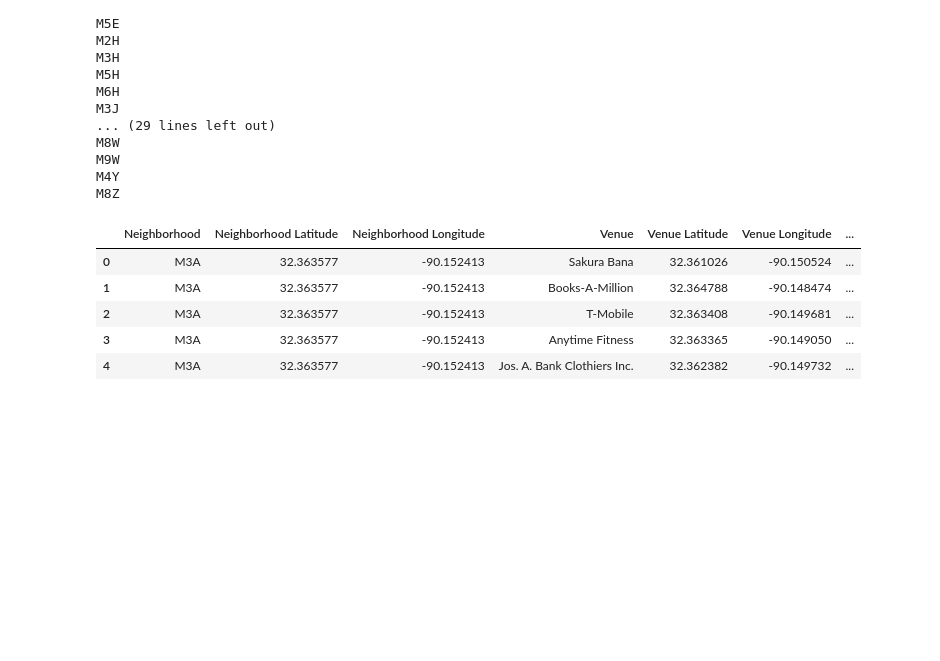
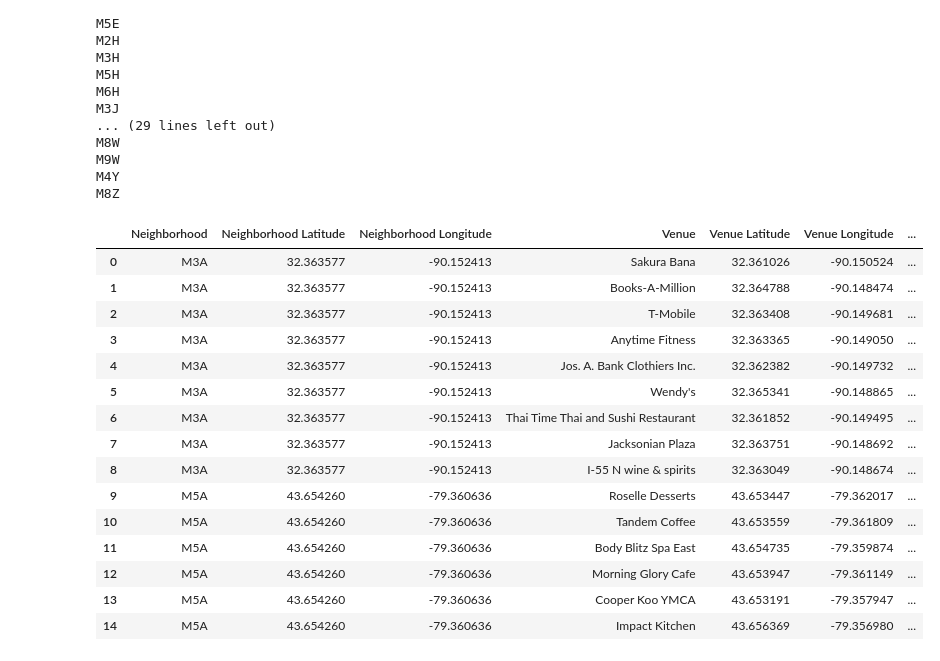
Before and after one commit to tava123/coursera_ds_capstone, a Jupyter notebook: Seg_toronto_w3.ipynb, the cells around one changed output. Saved outputs shown, nothing was run; the diff lists cells and outputs as text; code cells hidden in the pictures; blank space fills up the shorter version.

```diff
--- a/Seg_toronto_w3.ipynb
+++ b/Seg_toronto_w3.ipynb
@@ -235,11 +235,21 @@ M9W
 M4Y
 M8Z
 # %%
-venues.head()
+venues.head(15)
 # %% [output]
 |  | Neighborhood | Neighborhood Latitude | Neighborhood Longitude | Venue | Venue Latitude | Venue Longitude | ... |
 | 0 | M3A | 32.363577 | -90.152413 | Sakura Bana | 32.361026 | -90.150524 | ... |
 | 1 | M3A | 32.363577 | -90.152413 | Books-A-Million | 32.364788 | -90.148474 | ... |
 | 2 | M3A | 32.363577 | -90.152413 | T-Mobile | 32.363408 | -90.149681 | ... |
 | 3 | M3A | 32.363577 | -90.152413 | Anytime Fitness | 32.363365 | -90.149050 | ... |
 | 4 | M3A | 32.363577 | -90.152413 | Jos. A. Bank Clothiers Inc. | 32.362382 | -90.149732 | ... |
+| 5 | M3A | 32.363577 | -90.152413 | Wendy's | 32.365341 | -90.148865 | ... |
+| 6 | M3A | 32.363577 | -90.152413 | Thai Time Thai and Sushi Restaurant | 32.361852 | -90.149495 | ... |
+| 7 | M3A | 32.363577 | -90.152413 | Jacksonian Plaza | 32.363751 | -90.148692 | ... |
+| 8 | M3A | 32.363577 | -90.152413 | I-55 N wine & spirits | 32.363049 | -90.148674 | ... |
+| 9 | M5A | 43.654260 | -79.360636 | Roselle Desserts | 43.653447 | -79.362017 | ... |
+| 10 | M5A | 43.654260 | -79.360636 | Tandem Coffee | 43.653559 | -79.361809 | ... |
+| 11 | M5A | 43.654260 | -79.360636 | Body Blitz Spa East | 43.654735 | -79.359874 | ... |
+| 12 | M5A | 43.654260 | -79.360636 | Morning Glory Cafe | 43.653947 | -79.361149 | ... |
+| 13 | M5A | 43.654260 | -79.360636 | Cooper Koo YMCA | 43.653191 | -79.357947 | ... |
+| 14 | M5A | 43.654260 | -79.360636 | Impact Kitchen | 43.656369 | -79.356980 | ... |
```
Also changed, not shown: parts of 7 cells of this notebook.
